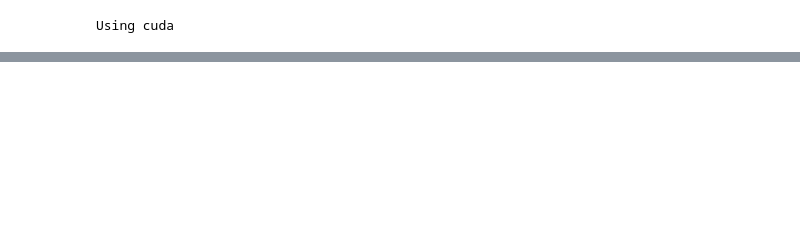
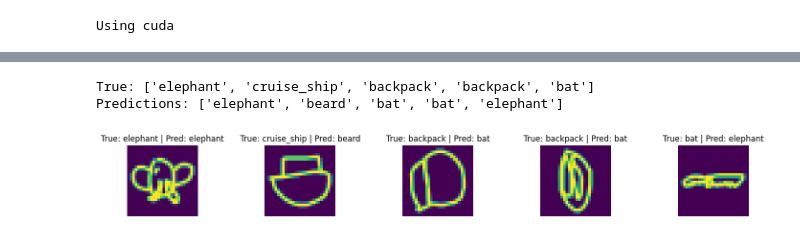
Before and after one commit to SafoanMiah/quick-draw-neural-net, a Jupyter notebook: main.ipynb, the cells around one changed output, grey strips where cells are left out. Saved outputs shown, nothing was run; the diff lists cells and outputs as text; code cells hidden in the pictures; blank space fills up the shorter version.

```diff
--- a/main.ipynb
+++ b/main.ipynb
@@ -450,12 +457,5 @@ torch.Size([1, 28, 28])
-# %%
-data = data.unsqueeze(0) # add batch dimension, 1 image so 1 batch
-
-with torch.inference_mode():
-    pred = model_1(data)
-    pred = pred.argmax(dim=1).item()
-
-print(pred)
-
-# image of the prediction
-# plt.imshow(data.to('cpu').squeeze())
-# plt.show()
+# %%
+def get_dict_key(dictionary, value):
+    for k, v in dictionary.items():
+        if v == value:
+            return k
@@ -461,0 +626,10 @@ print(pred)
+# %%
+random_pred(n=5,
+             model=model_2,
+             loader=test_loader,
+             label_map=labels_map,
+             visualize=True)
+# %% [output]
+True: ['elephant', 'cruise_ship', 'backpack', 'backpack', 'bat']
+Predictions: ['elephant', 'beard', 'bat', 'bat', 'elephant']
+[figure, added]
```
Also changed, not shown: parts of 22 cells of this notebook.
